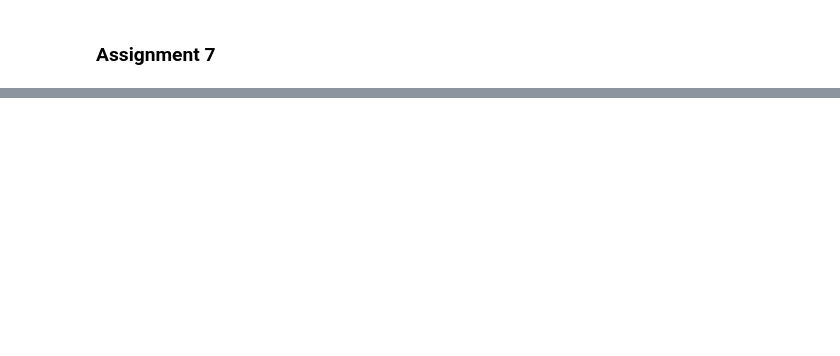
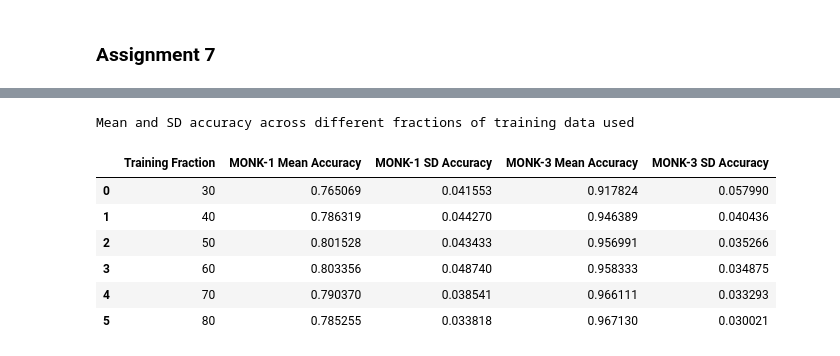
Before and after one commit to nathanansel28/DD2421, a Jupyter notebook: lab1/main.ipynb, the cells around one changed output, grey strips where cells are left out. Cells and saved outputs as stored; diff of their text form; code cells hidden in the pictures; blank space fills up the shorter version.

```diff
--- a/lab1/main.ipynb
+++ b/lab1/main.ipynb
@@ -381,0 +295,18 @@ print(monk3_std_devs)
+# %%
+print("Mean and SD accuracy across different fractions of training data used")
+display(pd.DataFrame({
+    'Training Fraction': [x for x in range(30, 81, 10)],
+    'MONK-1 Mean Accuracy': monk1_means,
+    'MONK-1 SD Accuracy': monk1_std_devs,
+    'MONK-3 Mean Accuracy': monk3_means,
+    'MONK-3 SD Accuracy': monk3_std_devs
+}))
+# %% [output]
+Mean and SD accuracy across different fractions of training data used
+|  | Training Fraction | MONK-1 Mean Accuracy | MONK-1 SD Accuracy | MONK-3 Mean Accuracy | MONK-3 SD Accuracy |
+| 0 | 30 | 0.765069 | 0.041553 | 0.917824 | 0.057990 |
+| 1 | 40 | 0.786319 | 0.044270 | 0.946389 | 0.040436 |
+| 2 | 50 | 0.801528 | 0.043433 | 0.956991 | 0.035266 |
+| 3 | 60 | 0.803356 | 0.048740 | 0.958333 | 0.034875 |
+| 4 | 70 | 0.790370 | 0.038541 | 0.966111 | 0.033293 |
+| 5 | 80 | 0.785255 | 0.033818 | 0.967130 | 0.030021 |
```
Also changed, not shown: parts of 35 cells of this notebook, 2 other files.
